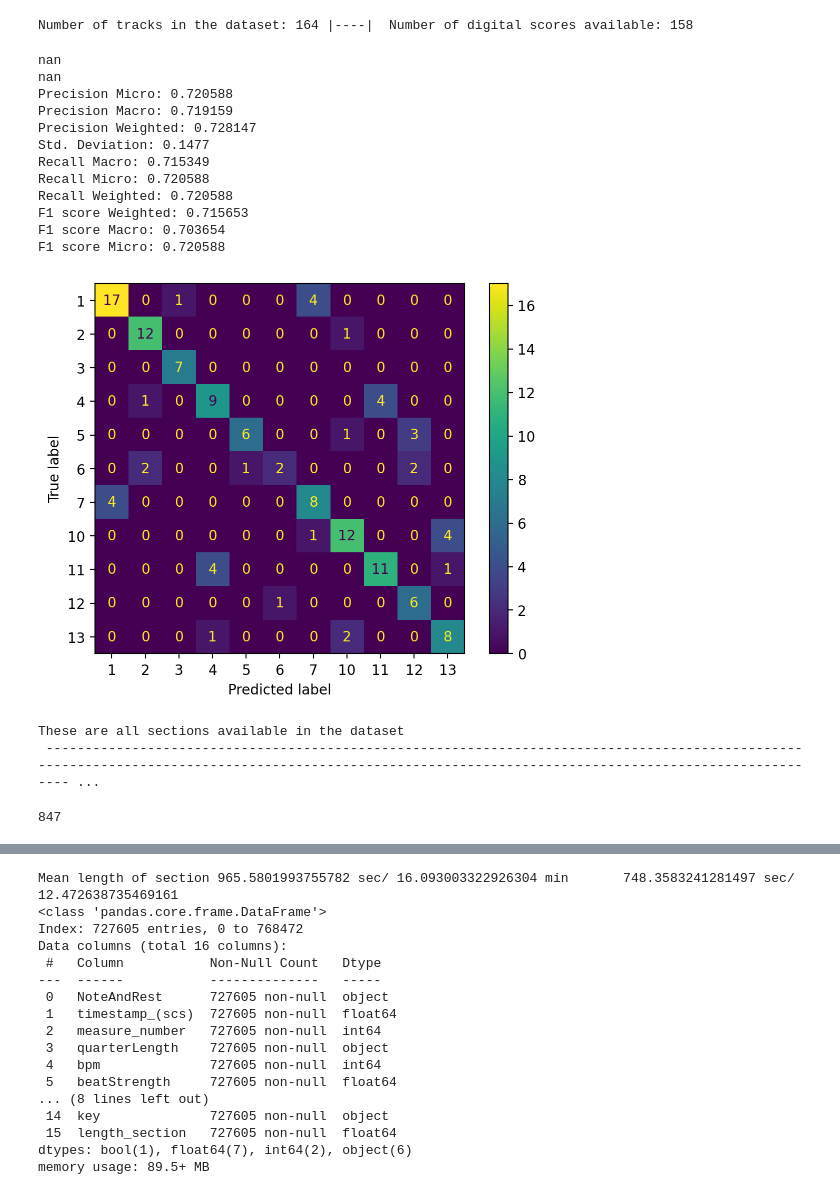
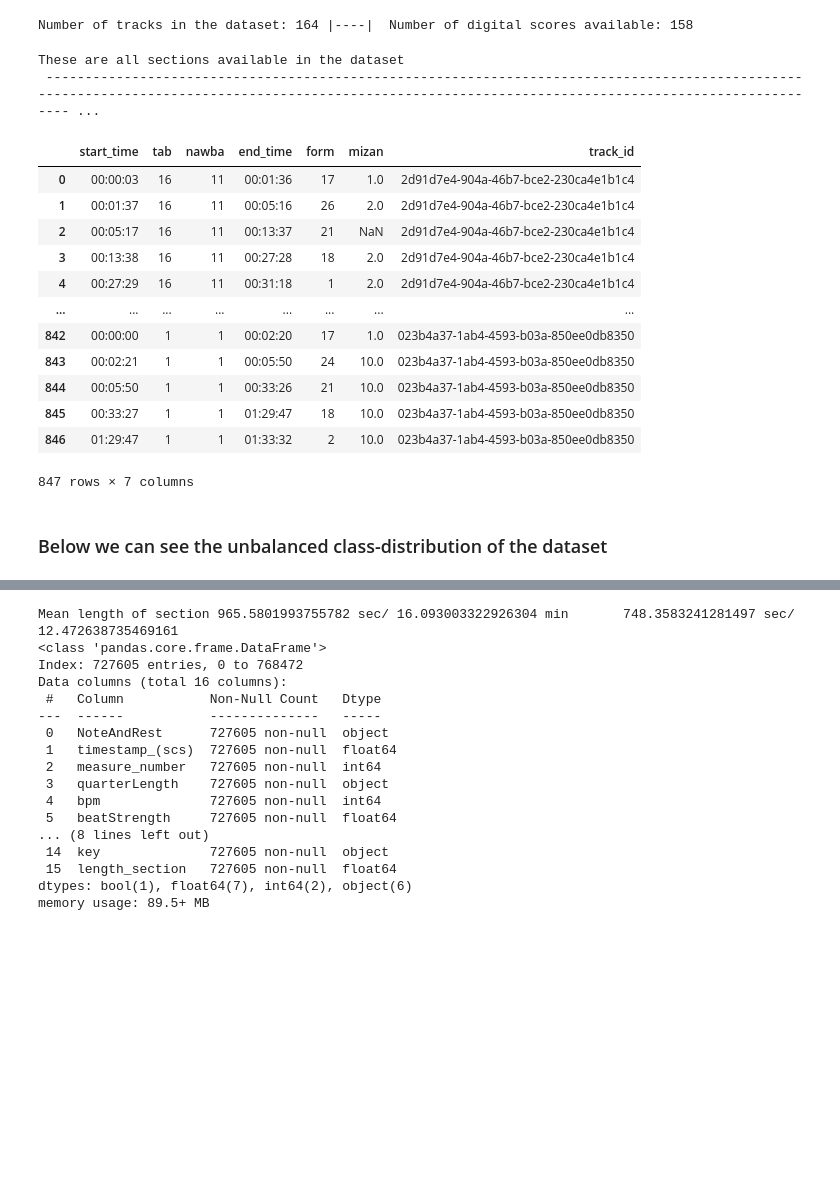
Before and after one commit to aleski017/tab-nawba-symbolic_recognition, a Jupyter notebook: overview_data.ipynb, the cells around one changed output, grey strips where cells are left out. Drawn from its saved outputs; the diff is of its cells as text; code cells hidden in the pictures; blank space fills up the shorter version.

```diff
--- a/overview_data.ipynb
+++ b/overview_data.ipynb
@@ -21,45 +21,43 @@ for track_id in get_all_id_tracks():
 print(f"Number of tracks in the dataset: {len(get_all_id_tracks())} |----|  Number of digital scores available: {num_tracks_xml}")
 # %% [output]
 Number of tracks in the dataset: 164 |----|  Number of digital scores available: 158
-# %%
-from experiments.run_experiments import *
-run_ModelBasedAI_experiment("nawba")
-# %% [output]
-nan
-nan
-Precision Micro: 0.720588
-Precision Macro: 0.719159
-Precision Weighted: 0.728147
-Std. Deviation: 0.1477
-Recall Macro: 0.715349
-Recall Micro: 0.720588
-Recall Weighted: 0.720588
-F1 score Weighted: 0.715653
-F1 score Macro: 0.703654
-F1 score Micro: 0.720588
-[figure, removed]
 # %%
 with open("corpus-dataset/andalusian_description.json") as file:
     data = (json.load(file))
 
 
 section_list = []
 mbids = []
 for entry in data:
     for section in entry.get('sections', []):
         mbids.append(entry.get('mbid'))
         section_list.append(section)
 
 df_section = pd.DataFrame(section_list)
 
 df_section['track_id'] = mbids
 df_section['tab'] = df_section['tab'].apply(lambda x: (x)['id'] if pd.notnull(x) else None)
 df_section['nawba'] = df_section['nawba'].apply(lambda x: (x)['id'] if pd.notnull(x) else None)
 df_section['mizan'] = df_section['mizan'].apply(lambda x: (x)['id'] if pd.notnull(x) else None)
 df_section['form'] = df_section['form'].apply(lambda x: (x)['id'] if pd.notnull(x) else None)
+
 print(f"These are all sections available in the dataset \n {'-' * 300}")
-df_section
+df_section[['start_time', 'tab', 'nawba', 'end_time', 'form', 'mizan', 'track_id']]
 # %% [output]
 These are all sections available in the dataset
  ------------------------------------------------------------------------------------------------------------------------------------------------------------------------------------------------------- ...
+|  | start_time | tab | nawba | end_time | form | mizan | track_id |
+| 0 | 00:00:03 | 16 | 11 | 00:01:36 | 17 | 1.0 | 2d91d7e4-904a-46b7-bce2-230ca4e1b1c4 |
+| 1 | 00:01:37 | 16 | 11 | 00:05:16 | 26 | 2.0 | 2d91d7e4-904a-46b7-bce2-230ca4e1b1c4 |
+| 2 | 00:05:17 | 16 | 11 | 00:13:37 | 21 | NaN | 2d91d7e4-904a-46b7-bce2-230ca4e1b1c4 |
+| 3 | 00:13:38 | 16 | 11 | 00:27:28 | 18 | 2.0 | 2d91d7e4-904a-46b7-bce2-230ca4e1b1c4 |
+| 4 | 00:27:29 | 16 | 11 | 00:31:18 | 1 | 2.0 | 2d91d7e4-904a-46b7-bce2-230ca4e1b1c4 |
+| ... | ... | ... | ... | ... | ... | ... | ... |
+| 842 | 00:00:00 | 1 | 1 | 00:02:20 | 17 | 1.0 | 023b4a37-1ab4-4593-b03a-850ee0db8350 |
+| 843 | 00:02:21 | 1 | 1 | 00:05:50 | 24 | 10.0 | 023b4a37-1ab4-4593-b03a-850ee0db8350 |
+| 844 | 00:05:50 | 1 | 1 | 00:33:26 | 21 | 10.0 | 023b4a37-1ab4-4593-b03a-850ee0db8350 |
+| 845 | 00:33:27 | 1 | 1 | 01:29:47 | 18 | 10.0 | 023b4a37-1ab4-4593-b03a-850ee0db8350 |
+| 846 | 01:29:47 | 1 | 1 | 01:33:32 | 2 | 10.0 | 023b4a37-1ab4-4593-b03a-850ee0db8350 |
-847
+847 rows × 7 columns
+# %% [markdown]
+### Below we can see the unbalanced class-distribution of the dataset
```
Also changed, not shown: parts of 10 cells of this notebook, 1 other file.
